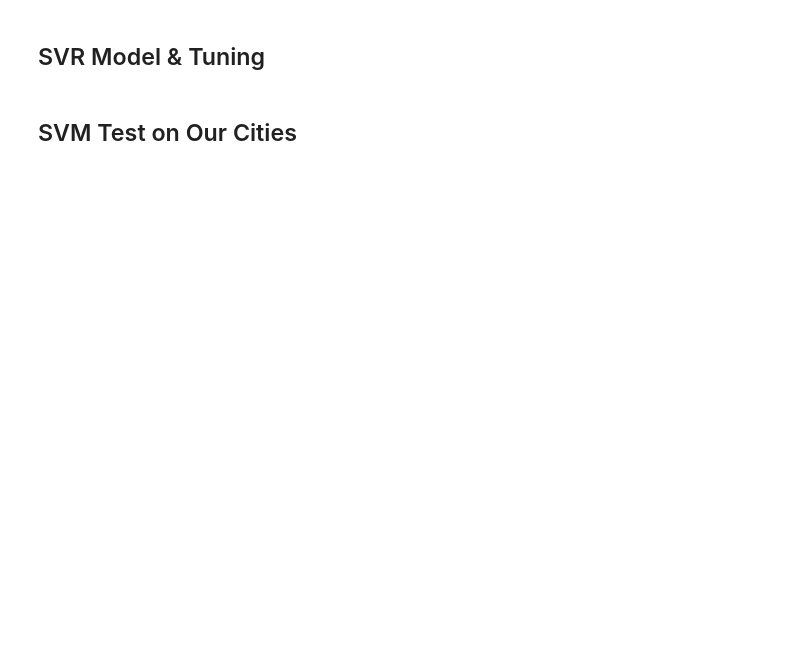
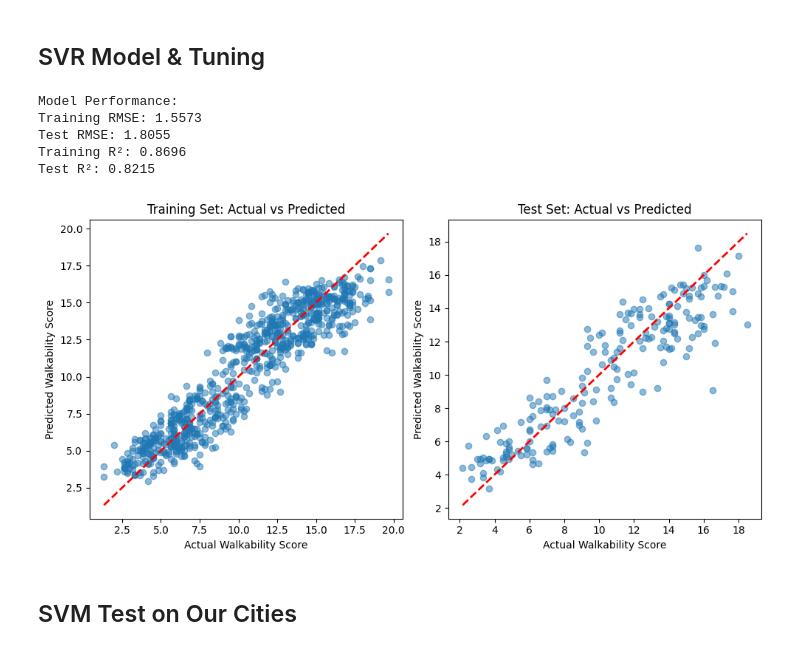
Before and after one commit to kquigg/Capstone557, a Jupyter notebook: CapstoneUpdates_02152025.ipynb, the cells around one changed output. Cells and saved outputs as stored; diff of their text form; code cells hidden in the pictures; blank space fills up the shorter version.

```diff
--- a/CapstoneUpdates_02152025.ipynb
+++ b/CapstoneUpdates_02152025.ipynb
@@ -1233,4 +1175,60 @@ Test score: 0.7461662446064123
 # %% [markdown]
 ## SVR Model & Tuning
+# %%
+svm_simple = SVR(
+    kernel='rbf',
+    C=30,
+    epsilon=1.2,
+    gamma='scale'
+)
+# %%
+svm_simple.fit(X_train_preprocessed, y_train)
+
+# Make predictions
+y_train_pred = svm_simple.predict(X_train_preprocessed)
+y_test_pred = svm_simple.predict(X_test_preprocessed)
+# %%
+
+# metrics
+train_rmse = np.sqrt(mean_squared_error(y_train, y_train_pred))
+test_rmse = np.sqrt(mean_squared_error(y_test, y_test_pred))
+train_r2 = r2_score(y_train, y_train_pred)
+test_r2 = r2_score(y_test, y_test_pred)
+
+print("Model Performance:")
+print(f"Training RMSE: {train_rmse:.4f}")
+print(f"Test RMSE: {test_rmse:.4f}")
+print(f"Training R²: {train_r2:.4f}")
+print(f"Test R²: {test_r2:.4f}")
+# %% [output]
+Model Performance:
+Training RMSE: 1.5573
+Test RMSE: 1.8055
+Training R²: 0.8696
+Test R²: 0.8215
+# %%
+# Visualize actual vs predicted values
+plt.figure(figsize=(10, 5))
+
+# Training set
+plt.subplot(1, 2, 1)
+plt.scatter(y_train, y_train_pred, alpha=0.5)
+plt.plot([y_train.min(), y_train.max()], [y_train.min(), y_train.max()], 'r--', lw=2)
+plt.xlabel('Actual Walkability Score')
+plt.ylabel('Predicted Walkability Score')
+plt.title('Training Set: Actual vs Predicted')
+
+# Test set
+plt.subplot(1, 2, 2)
+plt.scatter(y_test, y_test_pred, alpha=0.5)
+plt.plot([y_test.min(), y_test.max()], [y_test.min(), y_test.max()], 'r--', lw=2)
+plt.xlabel('Actual Walkability Score')
+plt.ylabel('Predicted Walkability Score')
+plt.title('Test Set: Actual vs Predicted')
+
+plt.tight_layout()
+plt.show()
+# %% [output]
+[figure, added]
 # %% [markdown]
 ## SVM Test on Our Cities
```
Also changed, not shown: parts of 34 cells of this notebook.
